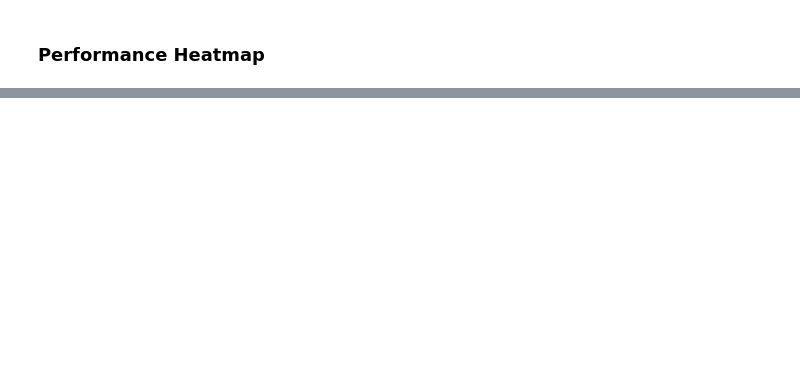
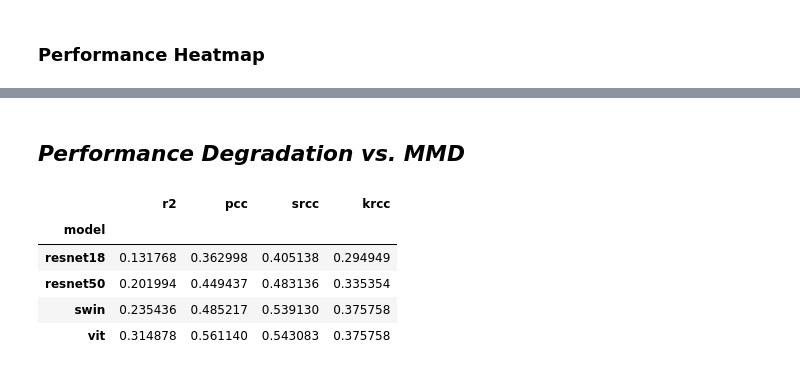
Before and after one commit to masseygeo/earthscape, a Jupyter notebook: notebooks/analysis_cls.ipynb, the cells around one changed output, grey strips where cells are left out. Cells and saved outputs as stored; diff of their text form; code cells hidden in the pictures; blank space fills up the shorter version.

```diff
--- a/notebooks/analysis_cls.ipynb
+++ b/notebooks/analysis_cls.ipynb
@@ -1263,0 +1175,34 @@ plt.show()
+# %% [markdown]
+## *Performance Degradation vs. MMD*
+# %%
+
+# paths to compiled data...
+compiled_path = os.path.join(assets_dir, 'compiled_global.csv')
+mmd_path = glob.glob(r'../assets/data_eda/*mmd_summary.csv')[0]
+
+metric = 'macro_f1'
+response = 'delta'
+predictor = 'mmd (mu)'
+
+##### pre-processing & calculate correlation...
+df_compiled = pd.read_csv(compiled_path)
+df_mmd = pd.read_csv(mmd_path)
+df = pd.merge(left=df_compiled, right=df_mmd, how='inner', on='input')
+df['delta'] = df[f"{metric} (id)"] - df[f"{metric} (cd)"]
+
+df_corr = pd.DataFrame({
+    "r2": df.groupby("model").apply(lambda g: g[predictor].corr(g[response], method="pearson"))**2,
+    "pcc": df.groupby("model").apply(lambda g: g[predictor].corr(g[response], method="pearson")),
+    "srcc": df.groupby("model").apply(lambda g: g[predictor].corr(g[response], method="spearman")),
+    "krcc": df.groupby("model").apply(lambda g: g[predictor].corr(g[response], method="kendall"))
+    })
+
+df_corr.to_csv(f"{ASSETS_DIR}/baselines/classification/correlation_mmd.csv")
+df_corr
+# %% [output]
+|  | r2 | pcc | srcc | krcc |
+| model |  |  |  |  |
+| resnet18 | 0.131768 | 0.362998 | 0.405138 | 0.294949 |
+| resnet50 | 0.201994 | 0.449437 | 0.483136 | 0.335354 |
+| swin | 0.235436 | 0.485217 | 0.539130 | 0.375758 |
+| vit | 0.314878 | 0.561140 | 0.543083 | 0.375758 |
```
Also changed, not shown: parts of 22 cells of this notebook, 10 other files.
